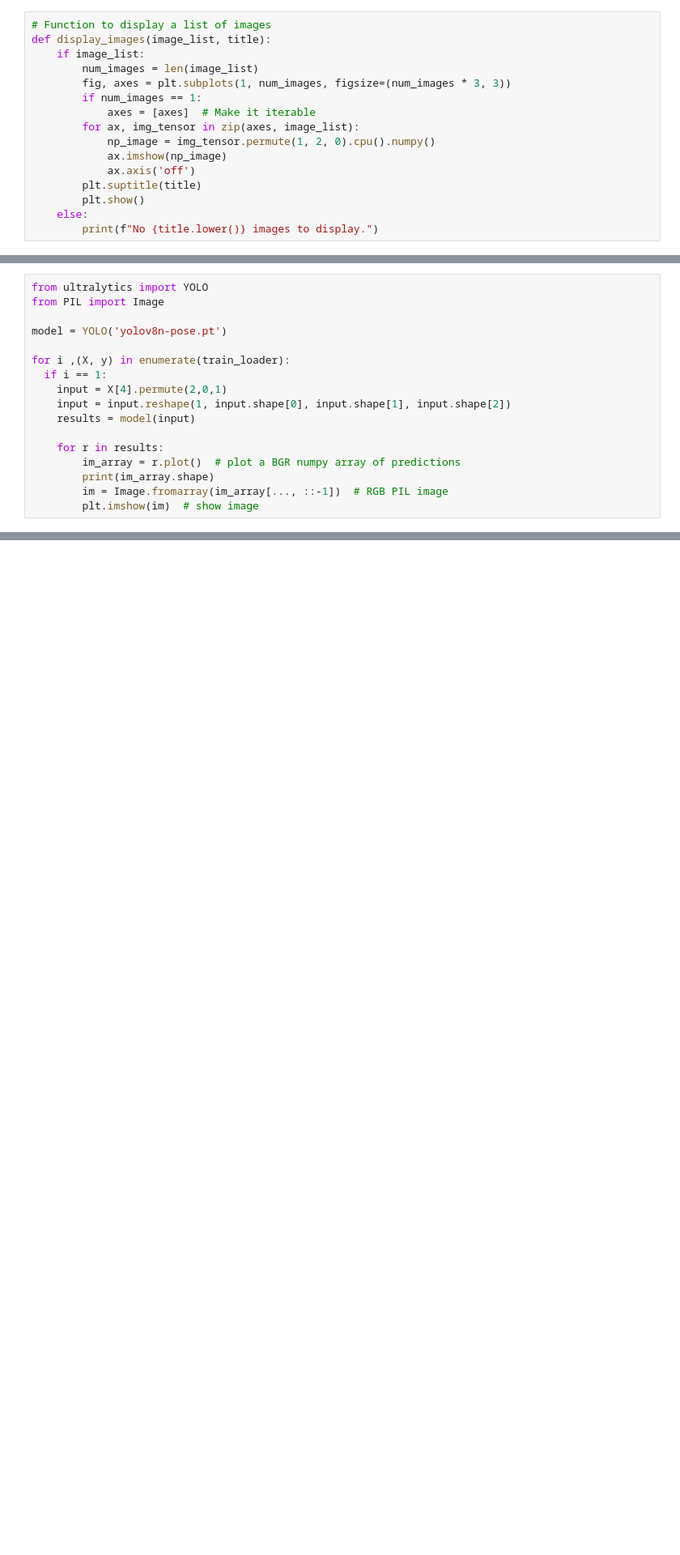
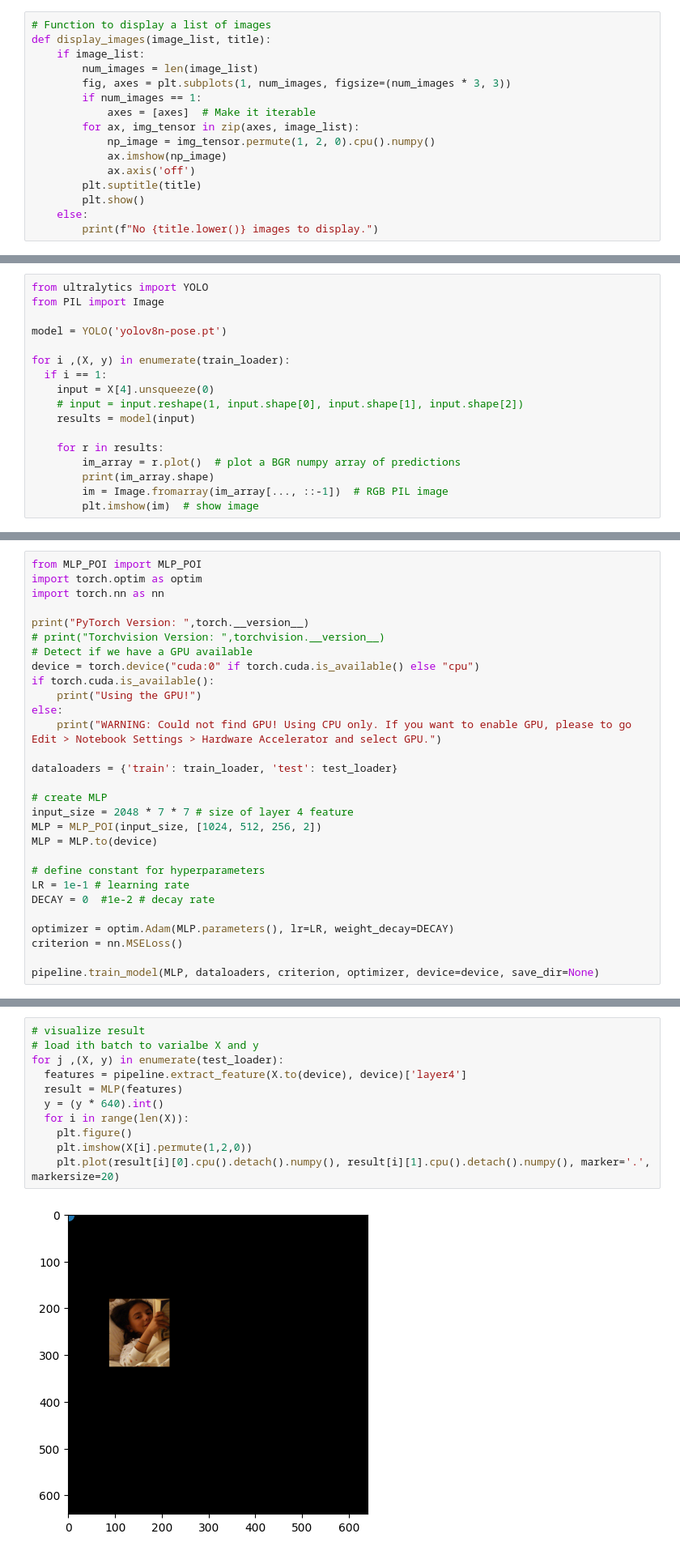
Before and after one commit to MultyXu/EECS_442_HOI, a Jupyter notebook: main.ipynb, the cells around one changed output, grey strips where cells are left out. Shown at 81% size. Cells and saved outputs as stored; diff of their text form; blank space fills up the shorter version.

```diff
--- a/main.ipynb
+++ b/main.ipynb
@@ -124,8 +186,8 @@ model = YOLO('yolov8n-pose.pt')
 
 for i ,(X, y) in enumerate(train_loader):
   if i == 1:
-    input = X[4].permute(2,0,1)
-    input = input.reshape(1, input.shape[0], input.shape[1], input.shape[2])
+    input = X[4].unsqueeze(0)
+    # input = input.reshape(1, input.shape[0], input.shape[1], input.shape[2])
     results = model(input)
 
     for r in results:
@@ -141,0 +205,29 @@ Speed: 0.0ms preprocess, 200.5ms inference, 3.5ms postprocess per image at shape
+# %%
+from MLP_POI import MLP_POI
+import torch.optim as optim
+import torch.nn as nn
+
+print("PyTorch Version: ",torch.__version__)
+# print("Torchvision Version: ",torchvision.__version__)
+# Detect if we have a GPU available
+device = torch.device("cuda:0" if torch.cuda.is_available() else "cpu")
+if torch.cuda.is_available():
+    print("Using the GPU!")
+else:
+    print("WARNING: Could not find GPU! Using CPU only. If you want to enable GPU, please to go Edit > Notebook Settings > Hardware Accelerator and select GPU.")
+
+dataloaders = {'train': train_loader, 'test': test_loader}
+
+# create MLP
+input_size = 2048 * 7 * 7 # size of layer 4 feature
+MLP = MLP_POI(input_size, [1024, 512, 256, 2])
+MLP = MLP.to(device)
+
+# define constant for hyperparameters
+LR = 1e-1 # learning rate
+DECAY = 0  #1e-2 # decay rate
+
+optimizer = optim.Adam(MLP.parameters(), lr=LR, weight_decay=DECAY)
+criterion = nn.MSELoss()
+
+pipeline.train_model(MLP, dataloaders, criterion, optimizer, device=device, save_dir=None)
@@ -141,0 +261,13 @@ Speed: 0.0ms preprocess, 200.5ms inference, 3.5ms postprocess per image at shape
+# %%
+# visualize result
+# load ith batch to varialbe X and y
+for j ,(X, y) in enumerate(test_loader):
+  features = pipeline.extract_feature(X.to(device), device)['layer4']
+  result = MLP(features)
+  y = (y * 640).int()
+  for i in range(len(X)):
+    plt.figure()
+    plt.imshow(X[i].permute(1,2,0))
+    plt.plot(result[i][0].cpu().detach().numpy(), result[i][1].cpu().detach().numpy(), marker='.', markersize=20)
+# %% [output]
+[figure, added]
```
Also changed, not shown: parts of 12 cells of this notebook, 11 other files.
